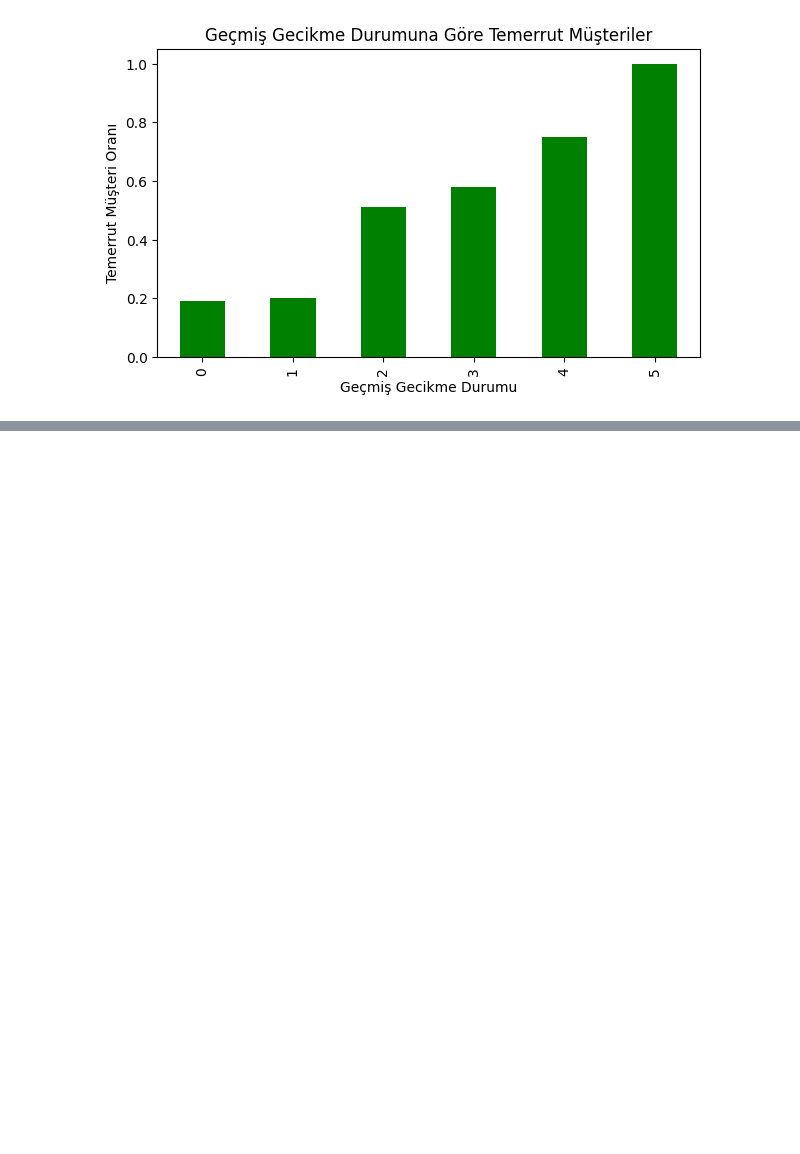
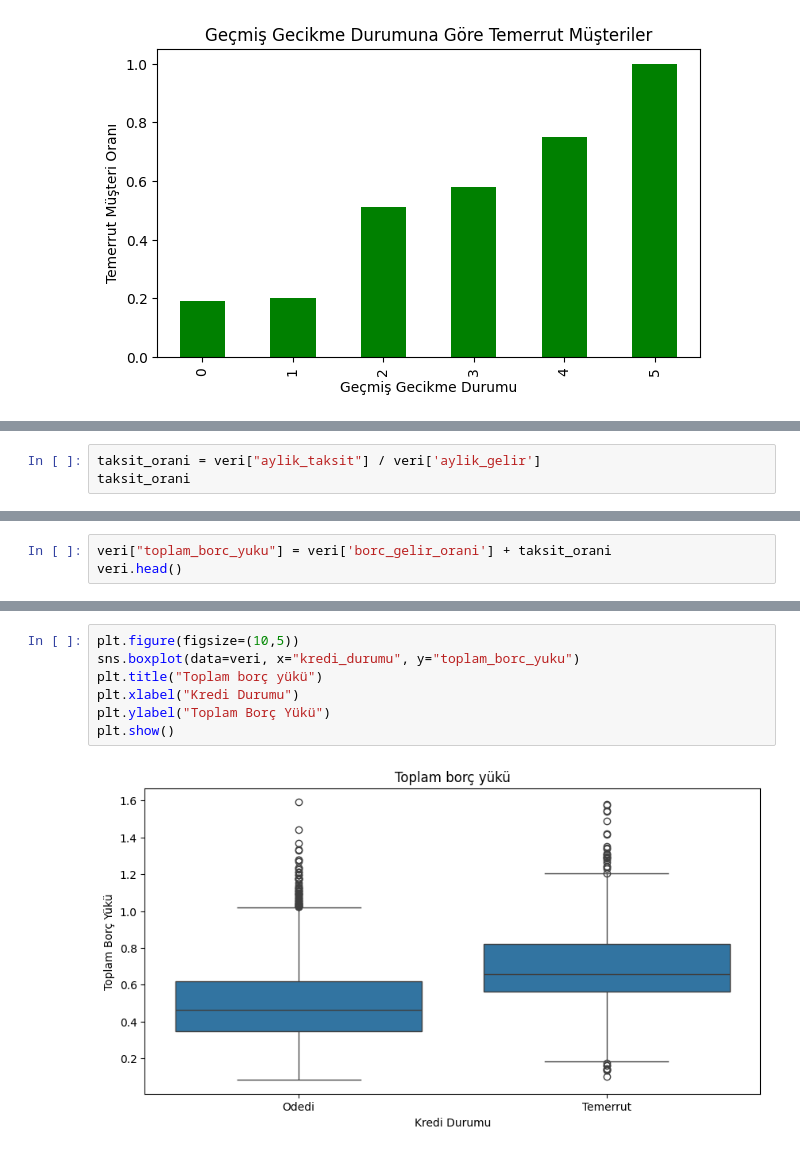
Before and after one commit to europecodingschool/ECS---VB---YZ---08.26, a Jupyter notebook: VB_YZ_Ders_15_.ipynb, the cells around one changed output, grey strips where cells are left out. Saved outputs shown, nothing was run; the diff lists cells and outputs as text; blank space fills up the shorter version.

```diff
--- a/VB_YZ_Ders_15_.ipynb
+++ b/VB_YZ_Ders_15_.ipynb
@@ -134,0 +227,3 @@ plt.show()
+# %%
+taksit_orani = veri["aylik_taksit"] / veri['aylik_gelir']
+taksit_orani
@@ -134,0 +245,3 @@ plt.show()
+# %%
+veri["toplam_borc_yuku"] = veri['borc_gelir_orani'] + taksit_orani
+veri.head()
@@ -134,0 +255,9 @@ plt.show()
+# %%
+plt.figure(figsize=(10,5))
+sns.boxplot(data=veri, x="kredi_durumu", y="toplam_borc_yuku")
+plt.title("Toplam borç yükü")
+plt.xlabel("Kredi Durumu")
+plt.ylabel("Toplam Borç Yükü")
+plt.show()
+# %% [output]
+[figure, added]
```
Also changed, not shown: parts of 12 cells of this notebook.
